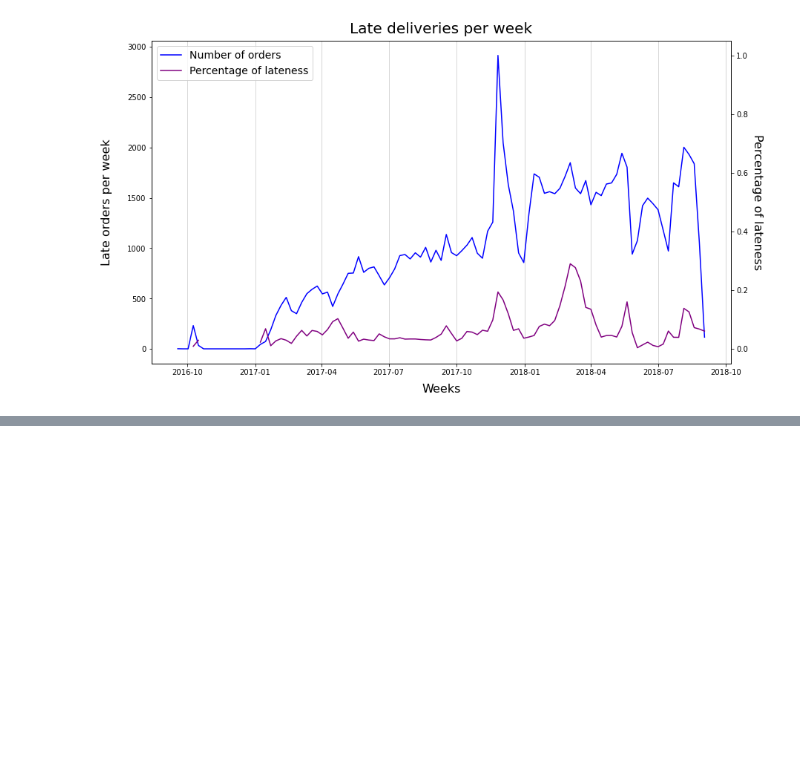
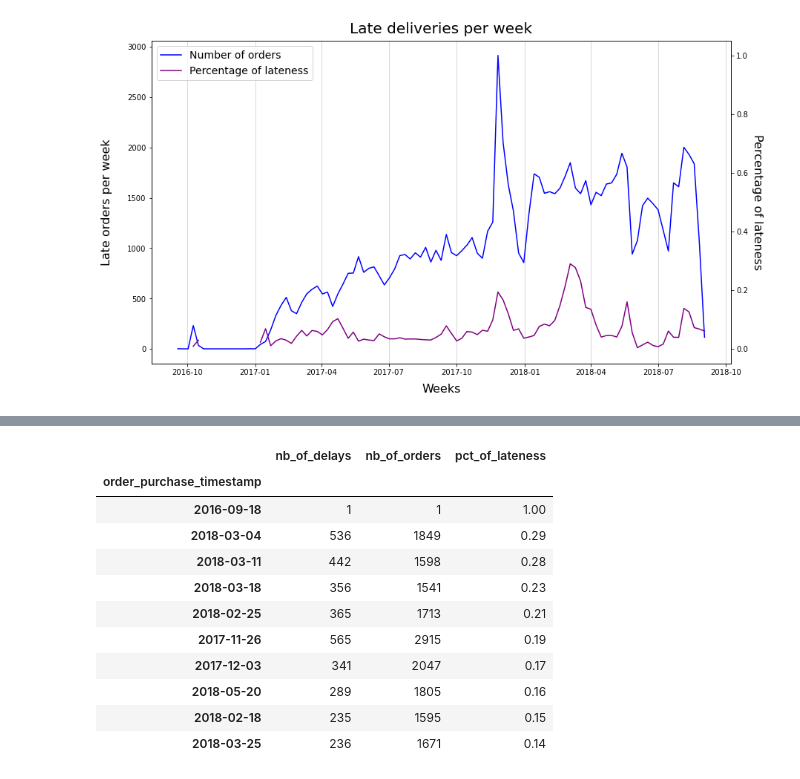
Before and after one commit to TshepoKubeka/O-list-Project, a Jupyter notebook: notebooks/Untitled.ipynb, the cells around one changed output, grey strips where cells are left out. Drawn from its saved outputs; the diff is of its cells as text; code cells hidden in the pictures; blank space fills up the shorter version.

```diff
--- a/notebooks/Untitled.ipynb
+++ b/notebooks/Untitled.ipynb
@@ -579,0 +591,15 @@ with plt.style.context('seaborn-deep'):
+# %%
+round(delay_analysis_per_week[['nb_of_delays', 'nb_of_orders','pct_of_lateness']].sort_values(by = 'pct_of_lateness', ascending = False).head(10),2)
+# %% [output]
+|  | nb_of_delays | nb_of_orders | pct_of_lateness |
+| order_purchase_timestamp |  |  |  |
+| 2016-09-18 | 1 | 1 | 1.00 |
+| 2018-03-04 | 536 | 1849 | 0.29 |
+| 2018-03-11 | 442 | 1598 | 0.28 |
+| 2018-03-18 | 356 | 1541 | 0.23 |
+| 2018-02-25 | 365 | 1713 | 0.21 |
+| 2017-11-26 | 565 | 2915 | 0.19 |
+| 2017-12-03 | 341 | 2047 | 0.17 |
+| 2018-05-20 | 289 | 1805 | 0.16 |
+| 2018-02-18 | 235 | 1595 | 0.15 |
+| 2018-03-25 | 236 | 1671 | 0.14 |
```
Also changed, not shown: parts of 10 cells of this notebook.
